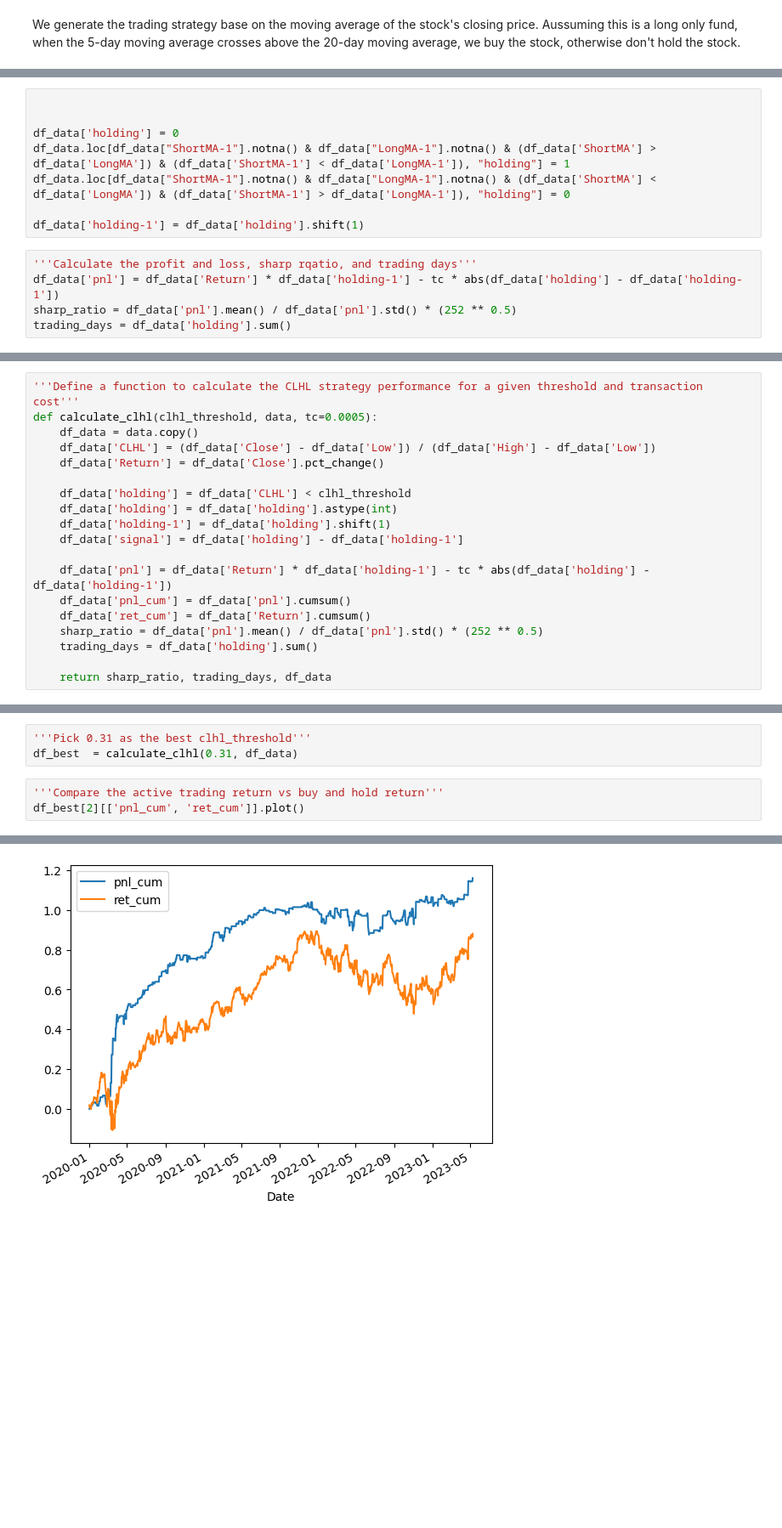
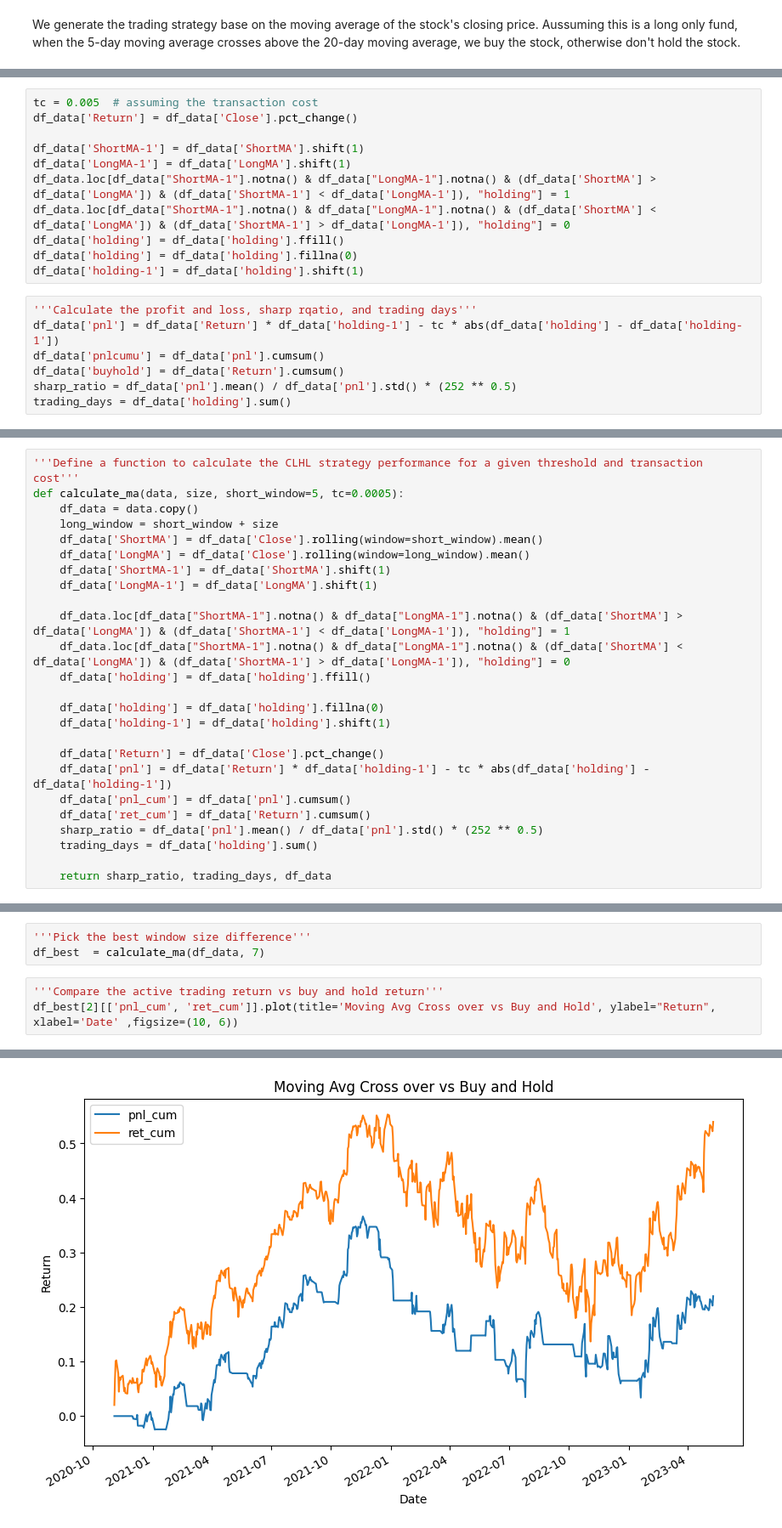
Before and after one commit to zymayday/quantitativeTrading, a Jupyter notebook: moving_average_crossover.ipynb, the cells around one changed output, grey strips where cells are left out. Shown: that part at 85% size. Cells and saved outputs as stored; diff of their text form; blank space fills up the shorter version.

Commit message:
moving-avg

```diff
--- a/moving_average_crossover.ipynb
+++ b/moving_average_crossover.ipynb
@@ -99,14 +94,19 @@ df_data[['ShortMA', 'LongMA']].plot()
 # %%
+tc = 0.005  # assuming the transaction cost
+df_data['Return'] = df_data['Close'].pct_change()
 
-
-df_data['holding'] = 0
+df_data['ShortMA-1'] = df_data['ShortMA'].shift(1)
+df_data['LongMA-1'] = df_data['LongMA'].shift(1)
 df_data.loc[df_data["ShortMA-1"].notna() & df_data["LongMA-1"].notna() & (df_data['ShortMA'] > df_data['LongMA']) & (df_data['ShortMA-1'] < df_data['LongMA-1']), "holding"] = 1
 df_data.loc[df_data["ShortMA-1"].notna() & df_data["LongMA-1"].notna() & (df_data['ShortMA'] < df_data['LongMA']) & (df_data['ShortMA-1'] > df_data['LongMA-1']), "holding"] = 0
-
+df_data['holding'] = df_data['holding'].ffill()
+df_data['holding'] = df_data['holding'].fillna(0)
 df_data['holding-1'] = df_data['holding'].shift(1)
 # %%
 '''Calculate the profit and loss, sharp rqatio, and trading days'''
 df_data['pnl'] = df_data['Return'] * df_data['holding-1'] - tc * abs(df_data['holding'] - df_data['holding-1'])
+df_data['pnlcumu'] = df_data['pnl'].cumsum()
+df_data['buyhold'] = df_data['Return'].cumsum()
 sharp_ratio = df_data['pnl'].mean() / df_data['pnl'].std() * (252 ** 0.5)
 trading_days = df_data['holding'].sum()
 # %%
@@ -120,15 +120,21 @@ trading_days
 # %%
 '''Define a function to calculate the CLHL strategy performance for a given threshold and transaction cost'''
-def calculate_clhl(clhl_threshold, data, tc=0.0005):
+def calculate_ma(data, size, short_window=5, tc=0.0005):
     df_data = data.copy()
-    df_data['CLHL'] = (df_data['Close'] - df_data['Low']) / (df_data['High'] - df_data['Low'])
+    long_window = short_window + size
+    df_data['ShortMA'] = df_data['Close'].rolling(window=short_window).mean()
+    df_data['LongMA'] = df_data['Close'].rolling(window=long_window).mean()
+    df_data['ShortMA-1'] = df_data['ShortMA'].shift(1)
+    df_data['LongMA-1'] = df_data['LongMA'].shift(1)
+
+    df_data.loc[df_data["ShortMA-1"].notna() & df_data["LongMA-1"].notna() & (df_data['ShortMA'] > df_data['LongMA']) & (df_data['ShortMA-1'] < df_data['LongMA-1']), "holding"] = 1
+    df_data.loc[df_data["ShortMA-1"].notna() & df_data["LongMA-1"].notna() & (df_data['ShortMA'] < df_data['LongMA']) & (df_data['ShortMA-1'] > df_data['LongMA-1']), "holding"] = 0
+    df_data['holding'] = df_data['holding'].ffill()
+
+    df_data['holding'] = df_data['holding'].fillna(0)
+    df_data['holding-1'] = df_data['holding'].shift(1)
+
     df_data['Return'] = df_data['Close'].pct_change()
-
-    df_data['holding'] = df_data['CLHL'] < clhl_threshold
-    df_data['holding'] = df_data['holding'].astype(int)
-    df_data['holding-1'] = df_data['holding'].shift(1)
-    df_data['signal'] = df_data['holding'] - df_data['holding-1']
-
     df_data['pnl'] = df_data['Return'] * df_data['holding-1'] - tc * abs(df_data['holding'] - df_data['holding-1'])
     df_data['pnl_cum'] = df_data['pnl'].cumsum()
     df_data['ret_cum'] = df_data['Return'].cumsum()
@@ -187,7 +170,7 @@ df_result
 # %%
-'''Pick 0.31 as the best clhl_threshold'''
-df_best  = calculate_clhl(0.31, df_data)
+'''Pick the best window size difference'''
+df_best  = calculate_ma(df_data, 7)
 # %%
 '''Compare the active trading return vs buy and hold return'''
-df_best[2][['pnl_cum', 'ret_cum']].plot()
+df_best[2][['pnl_cum', 'ret_cum']].plot(title='Moving Avg Cross over vs Buy and Hold', ylabel="Return", xlabel='Date' ,figsize=(10, 6))
 # %% [output]
@@ -195 +178 @@ df_best[2][['pnl_cum', 'ret_cum']].plot()
-[figure, old version]
+[figure, new version]
```
Also changed, not shown: parts of 18 cells of this notebook, 1 other file.
